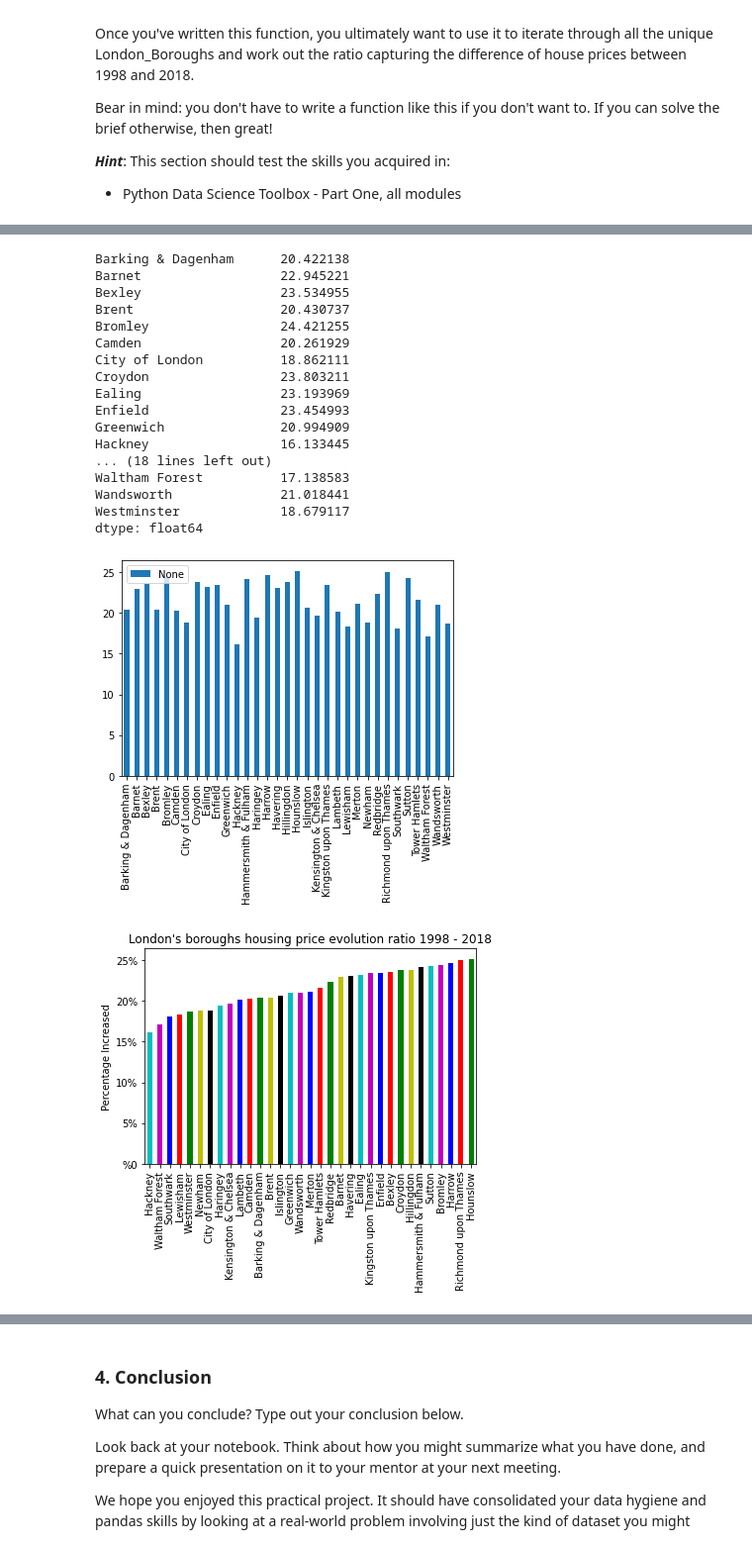
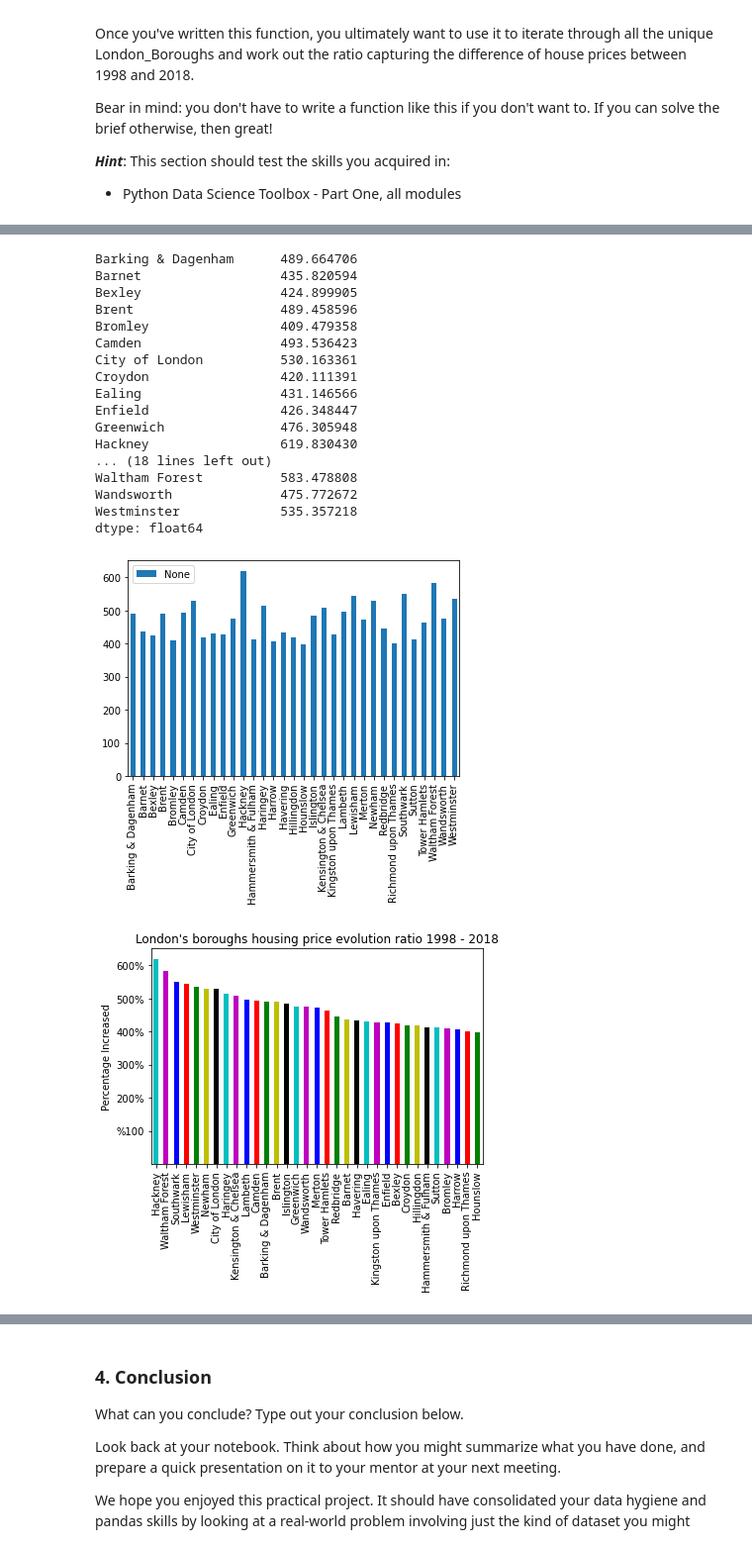
Before and after one commit to Razvanepe/Springboard, a Jupyter notebook: Unit 4 Challenge - Tier 3.ipynb, the cells around one changed output, grey strips where cells are left out. Shown at 99% size. Cells and saved outputs as stored; diff of their text form; code cells hidden in the pictures.

```diff
--- a/Unit 4 Challenge - Tier 3.ipynb
+++ b/Unit 4 Challenge - Tier 3.ipynb
@@ -618,7 +618,7 @@ Bear in mind: you don't have to write a function like this if you don't want to.
 - Python Data Science Toolbox - Part One, all modules
 # %%
 def Average_price(borough):
-    ratio = bor_resample.loc['1998-12-31'][borough]/bor_resample.loc['2018-12-31'][borough]
+    ratio = bor_resample.loc['2018-12-31'][borough]/bor_resample.loc['1998-12-31'][borough]
     return (ratio*100)
 ratios = {}
 for borough in list(bor_resample):
@@ -646,38 +646,41 @@ ratios
 ratios_df = pd.Series(ratios)
 ratios_df
 # %% [output]
-Barking & Dagenham      20.422138
-Barnet                  22.945221
-Bexley                  23.534955
-Brent                   20.430737
-Bromley                 24.421255
-Camden                  20.261929
-City of London          18.862111
-Croydon                 23.803211
-Ealing                  23.193969
-Enfield                 23.454993
-Greenwich               20.994909
-Hackney                 16.133445
+Barking & Dagenham      489.664706
+Barnet                  435.820594
+Bexley                  424.899905
+Brent                   489.458596
+Bromley                 409.479358
+Camden                  493.536423
+City of London          530.163361
+Croydon                 420.111391
+Ealing                  431.146566
+Enfield                 426.348447
+Greenwich               476.305948
+Hackney                 619.830430
 ... (18 lines left out)
-Waltham Forest          17.138583
-Wandsworth              21.018441
-Westminster             18.679117
+Waltham Forest          583.478808
+Wandsworth              475.772672
+Westminster             535.357218
 dtype: float64
 # %%
 ratios_df.plot(kind = 'bar', legend = True)
 plt.show()
 # %% [output]
-[figure, old version]
+[figure, new version]
 # %%
-ratios_sr = ratios_df.sort_values()
+ratios_sr = ratios_df.sort_values(ascending = False)
 plt.title("London's boroughs housing price evolution ratio 1998 - 2018", color='black')
 plt.ylabel('Percentage Increased')
-plt.yticks([0,5,10,15,20,25],['%0','5%','10%', '15%', '20%', '25%'])
-ratios_sr
+plt.yticks([100, 200, 300, 400, 500, 600],['%100','200%','300%', '400%', '500%', '600%'])
 from itertools import cycle, islice
 ratios_sr.plot(kind = 'bar', legend = False, color = list(islice(cycle(['c', 'm','b', 'r', 'g', 'y', 'k']), None, len(ratios_sr))))
 plt.show()
+
 # Conclusion - Ratio of growth from average 1998 to average in 2018 is between 15-25%, with highest growth in Harrow, Richmond and Hounslow
 # Least growth - Kackney, Waltham Forest and Southwark.
+
+#updated conclusion, after modifing the ratio function from 1998/2018 to 2018/1998
+# growt rates between 397% and 619% for house pricing in London's boroughs. The highest increase in Hackney
 # %% [output]
-[figure, old version]
+[figure, new version]
```
Also changed, not shown: parts of 2 cells of this notebook.
